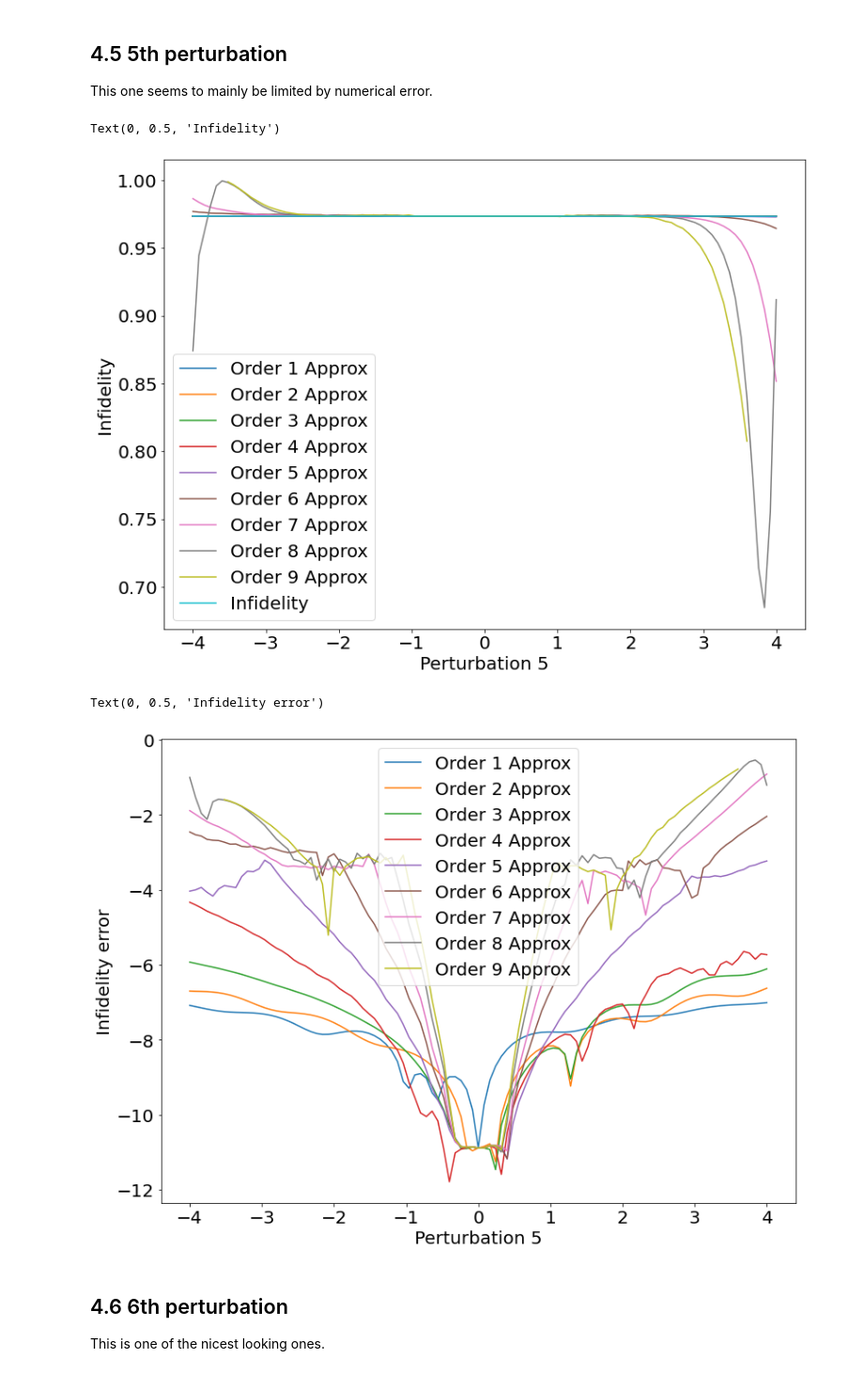
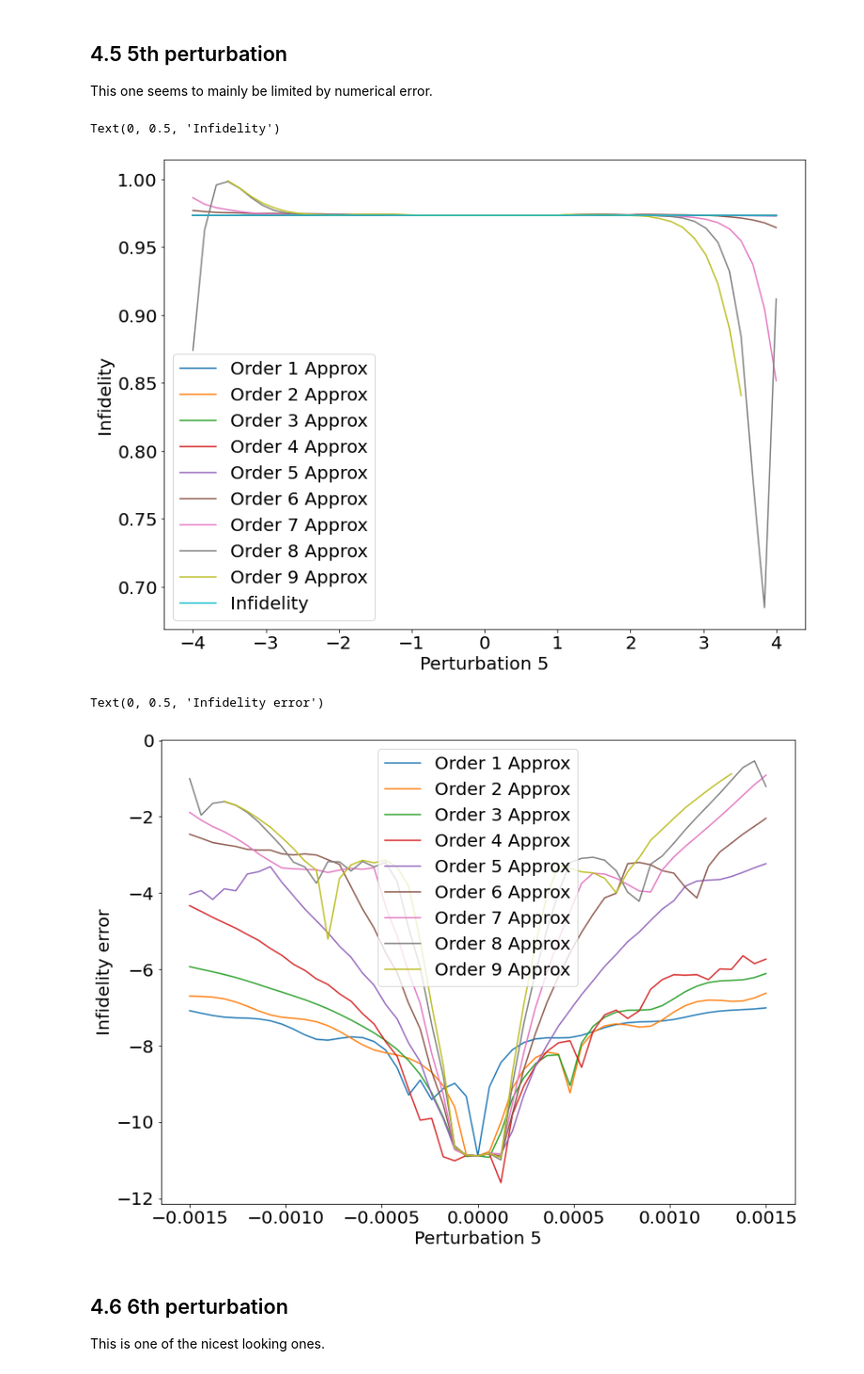
Before and after one commit to DanPuzzuoli/multivariable_dyson_magnus, a Jupyter notebook: control_example.ipynb, the cells around one changed output. Shown at 94% size. Saved outputs shown, nothing was run; the diff lists cells and outputs as text; code cells hidden in the pictures.

```diff
--- a/control_example.ipynb
+++ b/control_example.ipynb
@@ -409,7 +409,7 @@ errors3 = [
 ]
 
 for k in range(max_magnus_order):
-    plt.plot(perturb3_vals,errors3[k],label=f'Order {k+1} Approx')
+    plt.plot(perturb1_vals,errors3[k],label=f'Order {k+1} Approx')
 
 plt.legend()
 plt.xlabel('Perturbation 3')
@@ -420,7 +420,7 @@ Text(0, 0.5, 'Infidelity error')
 # %% [markdown]
 ## 4.4 4th perturbation
 # %%
-perturb4_vals = jnp.linspace(-5., 5., 101)
+perturb4_vals = jnp.linspace(-5., 5., 51)
 
 # compute perturbation terms
 samples = param_to_signal(rand_control_params)
@@ -452,7 +452,7 @@ errors4 = [
 ]
 
 for k in range(max_magnus_order):
-    plt.plot(perturb4_vals,errors4[k],label=f'Order {k+1} Approx')
+    plt.plot(perturb1_vals,errors4[k],label=f'Order {k+1} Approx')
 
 plt.legend()
 plt.xlabel('Perturbation 4')
@@ -465,7 +465,7 @@ Text(0, 0.5, 'Infidelity error')
 
 This one seems to mainly be limited by numerical error.
 # %%
-perturb5_vals = jnp.linspace(-4., 4., 101)
+perturb5_vals = jnp.linspace(-4., 4., 51)
 
 perturb5_results = compute_1d_perturbation_comparison(
     rand_control_params,
@@ -484,22 +484,22 @@ plt.xlabel('Perturbation 5')
 plt.ylabel('Infidelity')
 # %% [output]
 Text(0, 0.5, 'Infidelity')
-[figure, old version]
+[figure, new version]
 # %%
 # error plot
 errors5 = [
     np.log10(np.abs(np.array(perturb5_results[1][k]) - np.array(perturb5_results[0]))) for k in range(max_magnus_order)
 ]
 
 for k in range(max_magnus_order):
-    plt.plot(perturb5_vals,errors5[k],label=f'Order {k+1} Approx')
+    plt.plot(perturb1_vals,errors5[k],label=f'Order {k+1} Approx')
 
 plt.legend()
 plt.xlabel('Perturbation 5')
 plt.ylabel('Infidelity error')
 # %% [output]
 Text(0, 0.5, 'Infidelity error')
-[figure, old version]
+[figure, new version]
 # %% [markdown]
 ## 4.6 6th perturbation
 
```
Also changed, not shown: parts of 10 cells of this notebook.
